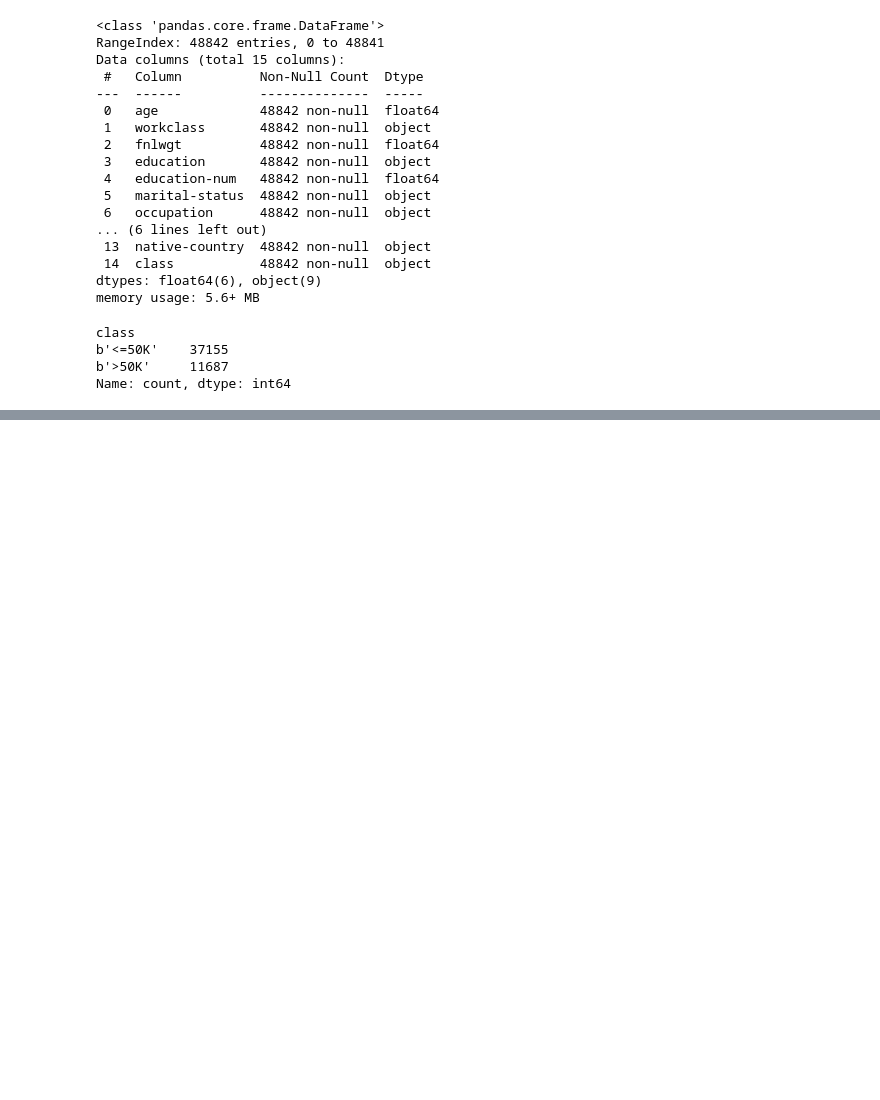
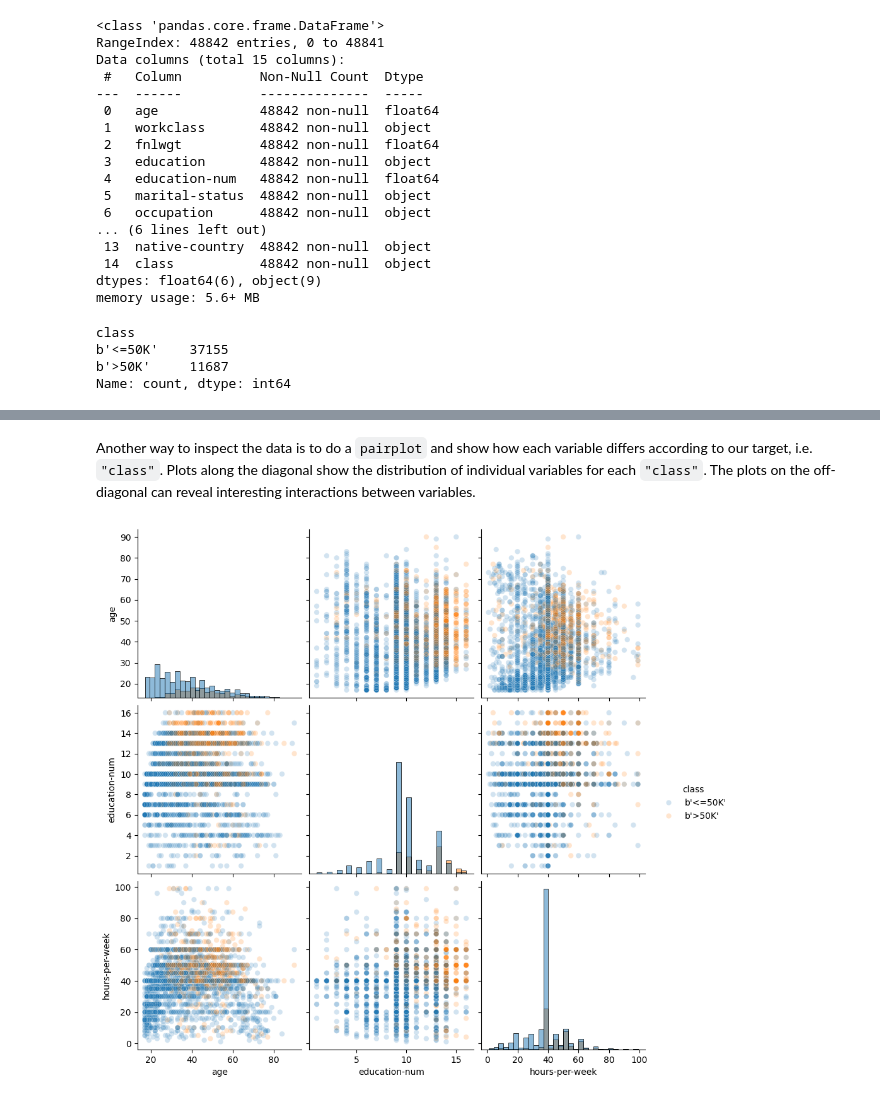
Before and after one commit to DavidGuzzi/inria, a Jupyter notebook: module_1.ipynb, the cells around one changed output, grey strips where cells are left out. Saved outputs shown, nothing was run; the diff lists cells and outputs as text; code cells hidden in the pictures; blank space fills up the shorter version.

```diff
--- a/module_1.ipynb
+++ b/module_1.ipynb
@@ -60,0 +158,24 @@ Name: count, dtype: int64
+# %% [markdown]
+Another way to inspect the data is to do a `pairplot` and show how each
+variable differs according to our target, i.e. `"class"`. Plots along the
+diagonal show the distribution of individual variables for each `"class"`. The
+plots on the off-diagonal can reveal interesting interactions between
+variables.
+# %%
+import seaborn as sns
+
+# We plot a subset of the data to keep the plot readable and make the plotting
+# faster
+n_samples_to_plot = 5000
+columns = ["age", "education-num", "hours-per-week"]
+_ = sns.pairplot(
+    data=adult_census[:n_samples_to_plot],
+    vars=columns,
+    hue=target_column,
+    plot_kws={"alpha": 0.2},
+    height=3,
+    diag_kind="hist",
+    diag_kws={"bins": 30},
+)
+# %% [output]
+[figure, added]
```
Also changed, not shown: parts of 21 cells of this notebook.
